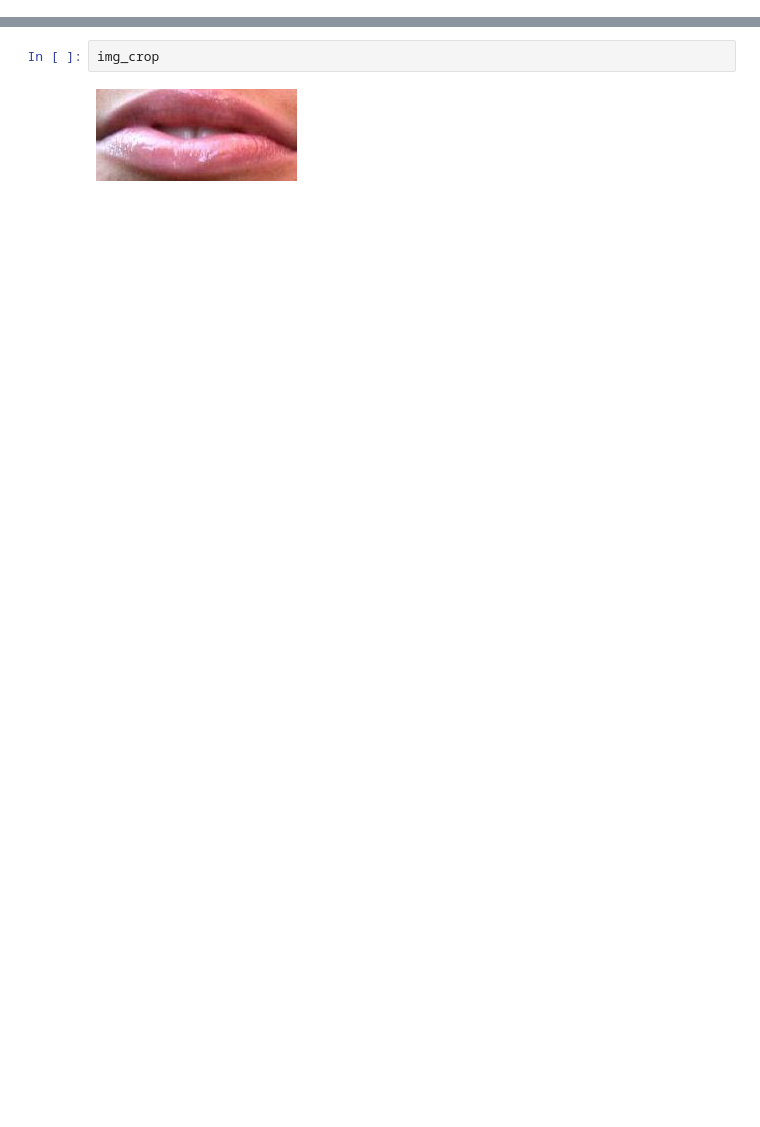
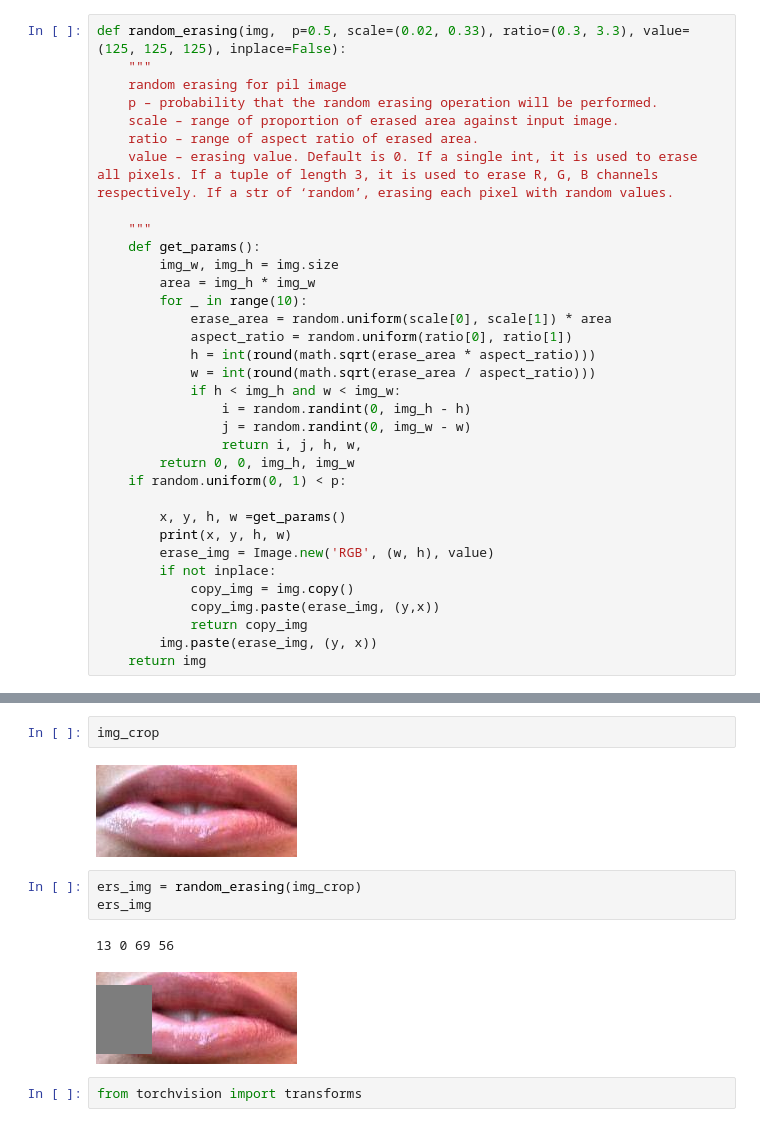
Before and after one commit to rozendetr/nta_landmark, a Jupyter notebook: separate_bbox.ipynb, the cells around one changed output, grey strips where cells are left out. Cells and saved outputs as stored; diff of their text form; blank space fills up the shorter version.

```diff
--- a/separate_bbox.ipynb
+++ b/separate_bbox.ipynb
@@ -106,3 +120,37 @@ landmarks.to_csv(os.path.join(DIR_TRAIN, 'landmarks_train.csv'), index=False)
+# %%
+def random_erasing(img,  p=0.5, scale=(0.02, 0.33), ratio=(0.3, 3.3), value=(125, 125, 125), inplace=False):
+    """
+    random erasing for pil image
+    p – probability that the random erasing operation will be performed.
+    scale – range of proportion of erased area against input image.
+    ratio – range of aspect ratio of erased area.
+    value – erasing value. Default is 0. If a single int, it is used to erase all pixels. If a tuple of length 3, it is used to erase R, G, B channels respectively. If a str of ‘random’, erasing each pixel with random values.
+
+    """
+    def get_params():
+        img_w, img_h = img.size
+        area = img_h * img_w
+        for _ in range(10):
+            erase_area = random.uniform(scale[0], scale[1]) * area
+            aspect_ratio = random.uniform(ratio[0], ratio[1])
+            h = int(round(math.sqrt(erase_area * aspect_ratio)))
+            w = int(round(math.sqrt(erase_area / aspect_ratio)))
+            if h < img_h and w < img_w:
+                i = random.randint(0, img_h - h)
+                j = random.randint(0, img_w - w)
+                return i, j, h, w,
+        return 0, 0, img_h, img_w
+    if random.uniform(0, 1) < p:
+
+        x, y, h, w =get_params()
+        print(x, y, h, w)
+        erase_img = Image.new('RGB', (w, h), value)
+        if not inplace:
+            copy_img = img.copy()
+            copy_img.paste(erase_img, (y,x))
+            return copy_img
+        img.paste(erase_img, (y, x))
+    return img
 # %%
 row = landmarks.loc[0]
 img = Image.open(os.path.join(DIR_TRAIN, 'images', row['filename']))
@@ -114,3 +169,11 @@ img_crop = img.crop(box)
 img_crop
 # %% [output]
 [figure]
+# %%
+ers_img = random_erasing(img_crop)
+ers_img
+# %% [output]
+13 0 69 56
+[figure, added]
+# %%
+from torchvision import transforms
```
Also changed, not shown: parts of 6 cells of this notebook, 13 other files.
